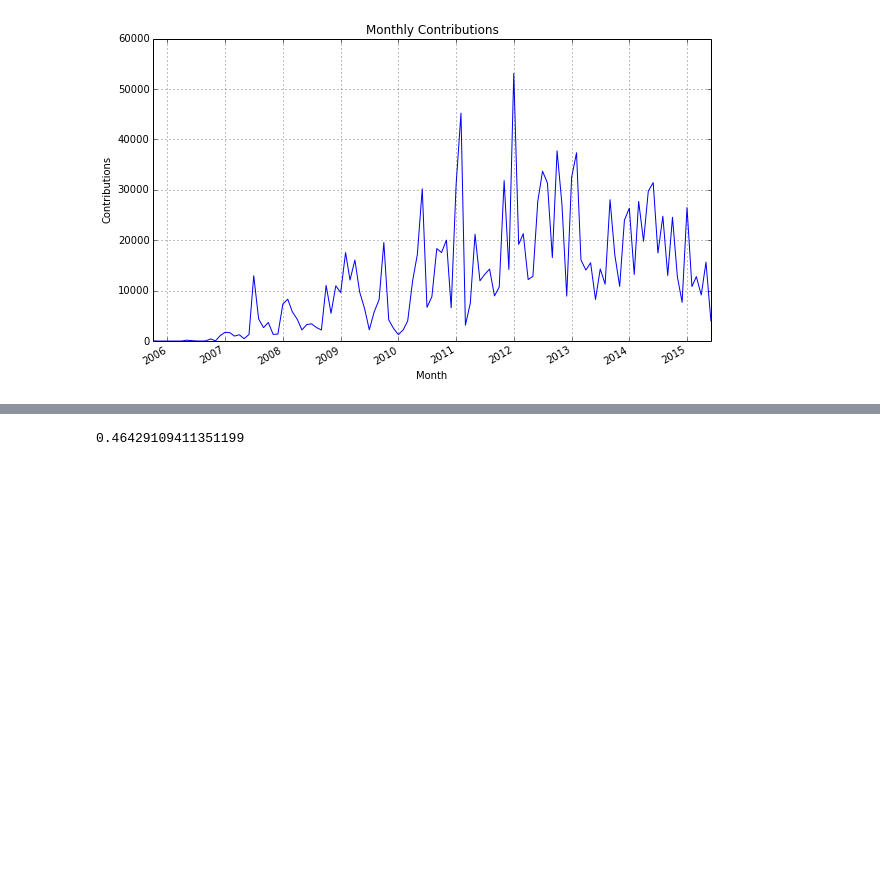
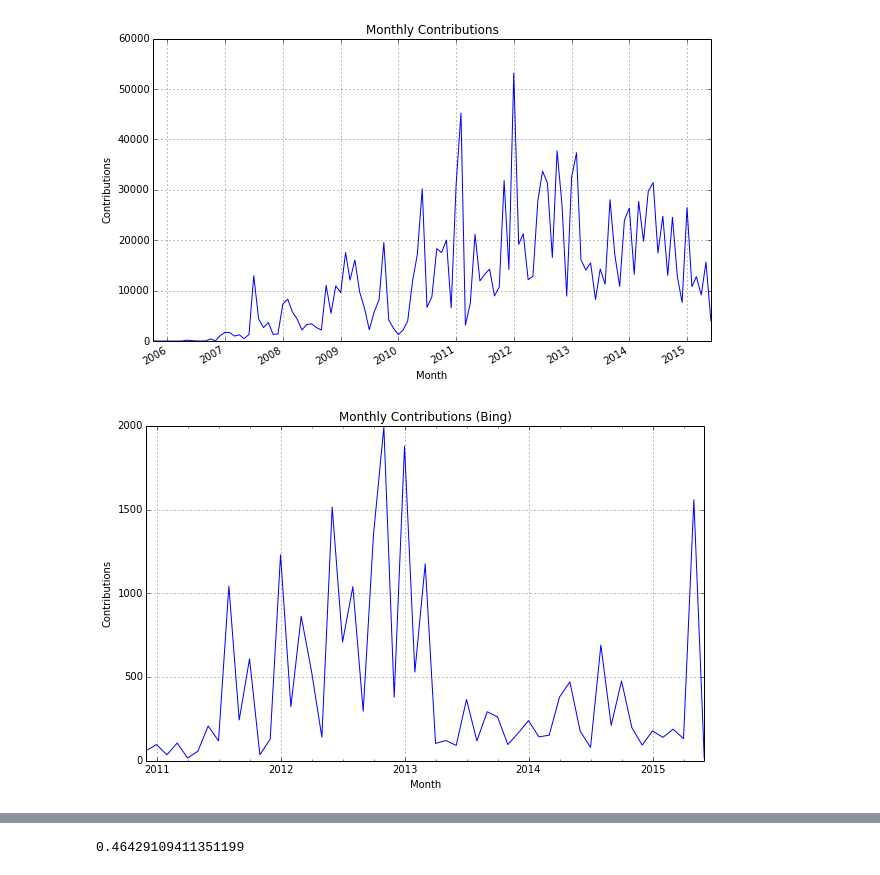
Before and after one commit to tikazyq/udacity-dand, a Jupyter notebook: proj2/exploratory_analysis.ipynb, the cells around one changed output, grey strips where cells are left out. Cells and saved outputs as stored; diff of their text form; code cells hidden in the pictures; blank space fills up the shorter version.

```diff
--- a/proj2/exploratory_analysis.ipynb
+++ b/proj2/exploratory_analysis.ipynb
@@ -33,3 +30,38 @@ df['weekday'] = df['timestamp'].apply(lambda x: x.weekday())
+# %%
+df = get_df([
+        {'$group': {'_id': {
+                        'timestamp': {'$substr': ['$created.timestamp', 0, 10]},
+                        'user': '$created.user',
+                    },
+                    'count': {'$sum': 1}}},
+        {'$sort': {'_id': 1}}])
+
+df_bing = get_df([
+        {'$match': {'source': {'$regex': 'bing', '$options': 'i'}}},
+        {'$group': {'_id': {
+                        'timestamp': {'$substr': ['$created.timestamp', 0, 10]},
+                        'user': '$created.user',
+                    },
+                    'count': {'$sum': 1}}},
+        {'$sort': {'_id': 1}}])
+
+df_yahoo = get_df([
+        {'$match': {'source': {'$regex': 'yahoo', '$options': 'i'}}},
+        {'$group': {'_id': {
+                        'timestamp': {'$substr': ['$created.timestamp', 0, 10]},
+                        'user': '$created.user',
+                    },
+                    'count': {'$sum': 1}}},
+        {'$sort': {'_id': 1}}])
+
+df_naptan = get_df([
+        {'$match': {'source': {'$regex': 'naptan', '$options': 'i'}}},
+        {'$group': {'_id': {
+                        'timestamp': {'$substr': ['$created.timestamp', 0, 10]},
+                        'user': '$created.user',
+                    },
+                    'count': {'$sum': 1}}},
+        {'$sort': {'_id': 1}}])
 # %%
 df.groupby('month')['count'].sum() \
     .plot(figsize=(10, 6), title='Monthly Contributions')
@@ -38,3 +70,11 @@ plt.ylabel('Contributions')
 plt.show()
 # %% [output]
 [figure]
+# %%
+df_bing.groupby('month')['count'].sum() \
+    .plot(figsize=(10, 6), title='Monthly Contributions (Bing)')
+plt.xlabel('Month')
+plt.ylabel('Contributions')
+plt.show()
+# %% [output]
+[figure, added]
```
Also changed, not shown: parts of 3 cells of this notebook, 1 other file.
